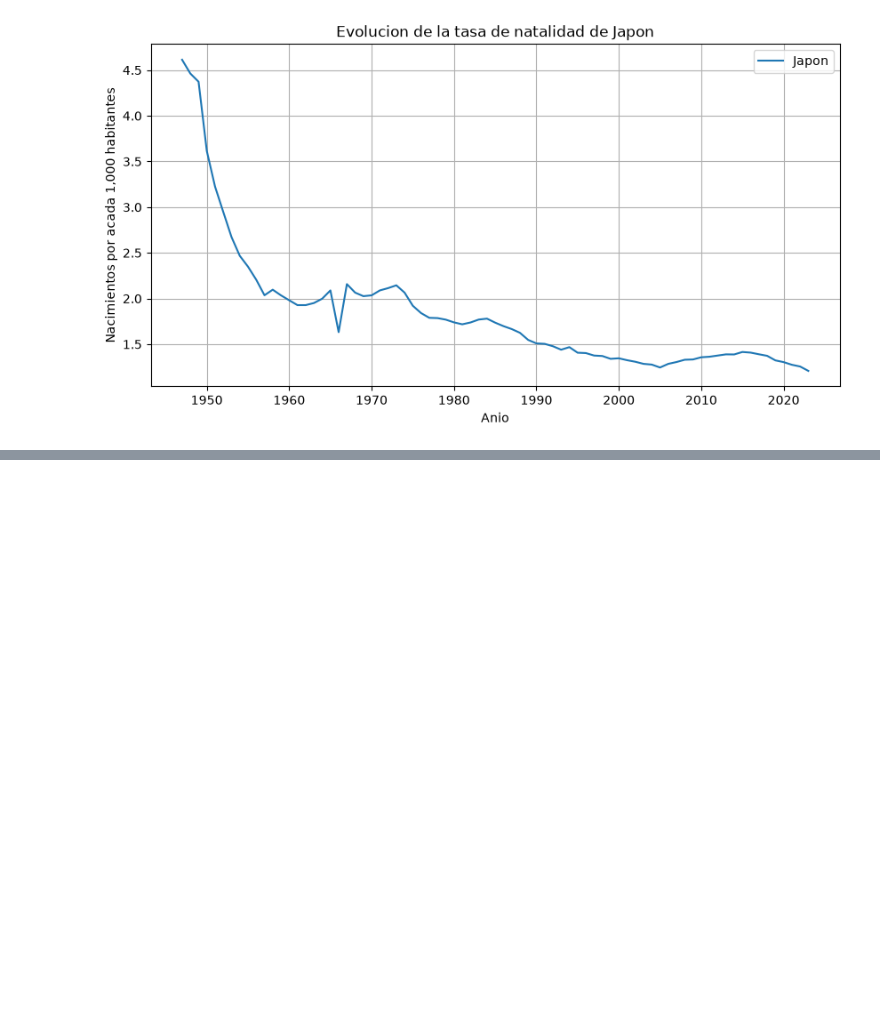
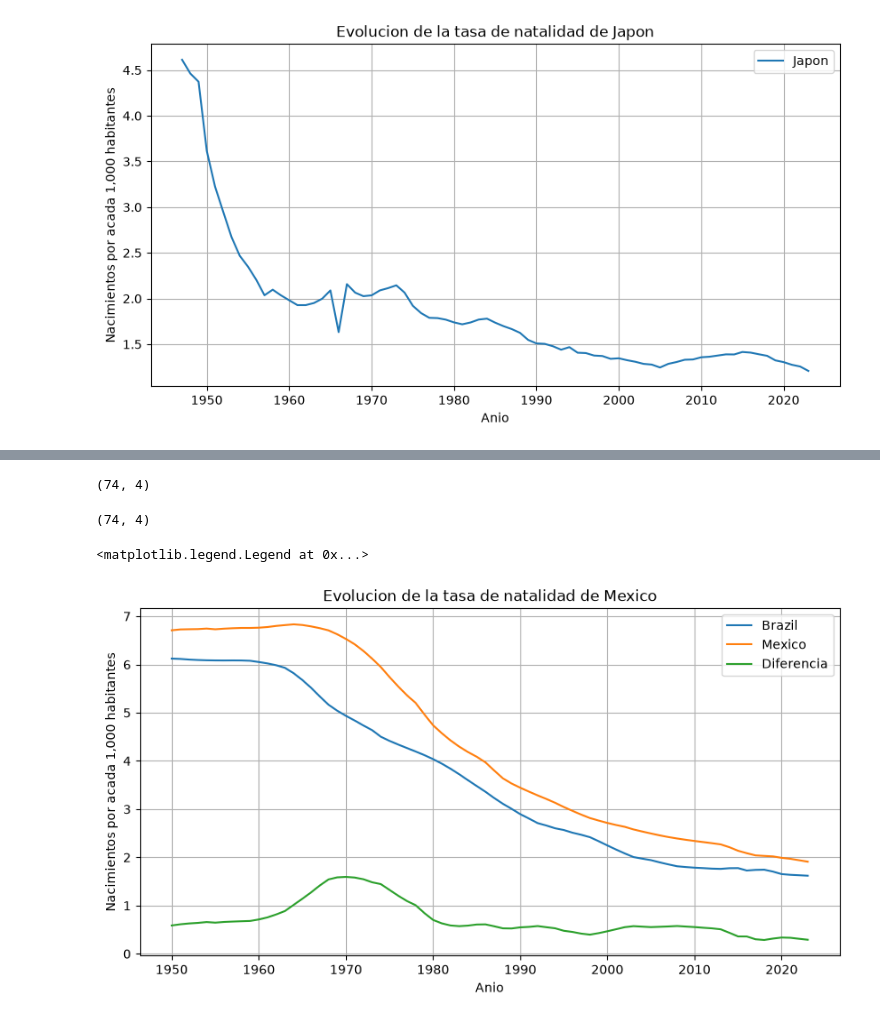
Before and after one commit to SaulFnck/BigData, a Jupyter notebook: U1_1_probabilidad_estadistica/notebooks/03_fertililty_rate.ipynb, the cells around one changed output, grey strips where cells are left out. Cells and saved outputs as stored; diff of their text form; code cells hidden in the pictures; blank space fills up the shorter version.

```diff
--- a/U1_1_probabilidad_estadistica/notebooks/03_fertililty_rate.ipynb
+++ b/U1_1_probabilidad_estadistica/notebooks/03_fertililty_rate.ipynb
@@ -118,0 +209,4 @@ plt.legend()
+# %%
+# Comparación mexico / brazil
+brazil = df[df["entity"] == "Brazil"]
+brazil.head(5)
@@ -118,0 +220,38 @@ plt.legend()
+# %%
+anios_brazil = brazil["year"].to_numpy()
+tasa_brazil = brazil["fertility_rate_hist"].to_numpy()
+# %%
+diferencia_mexico_brazil  = tasa_mexico - tasa_brazil
+# %%
+brazil.shape
+# %% [output]
+(74, 4)
+# %%
+mexico.shape
+# %% [output]
+(74, 4)
+# %%
+plt.figure(figsize=(10,5))
+plt.plot(
+    anios_brazil,
+    tasa_brazil,
+    label="Brazil"
+)
+plt.plot(
+    anios_mexico,
+    tasa_mexico,
+    label="Mexico"
+)
+plt.plot(
+    anios_mexico,
+    diferencia_mexico_brazil,
+    label="Diferencia"
+)
+plt.title("Evolucion de la tasa de natalidad de Mexico")
+plt.xlabel("Anio")
+plt.ylabel("Nacimientos por acada 1,000 habitantes")
+plt.grid(True)
+plt.legend()
+# %% [output]
+<matplotlib.legend.Legend at 0x...>
+[figure, added]
```
Also changed, not shown: parts of 11 cells of this notebook.
